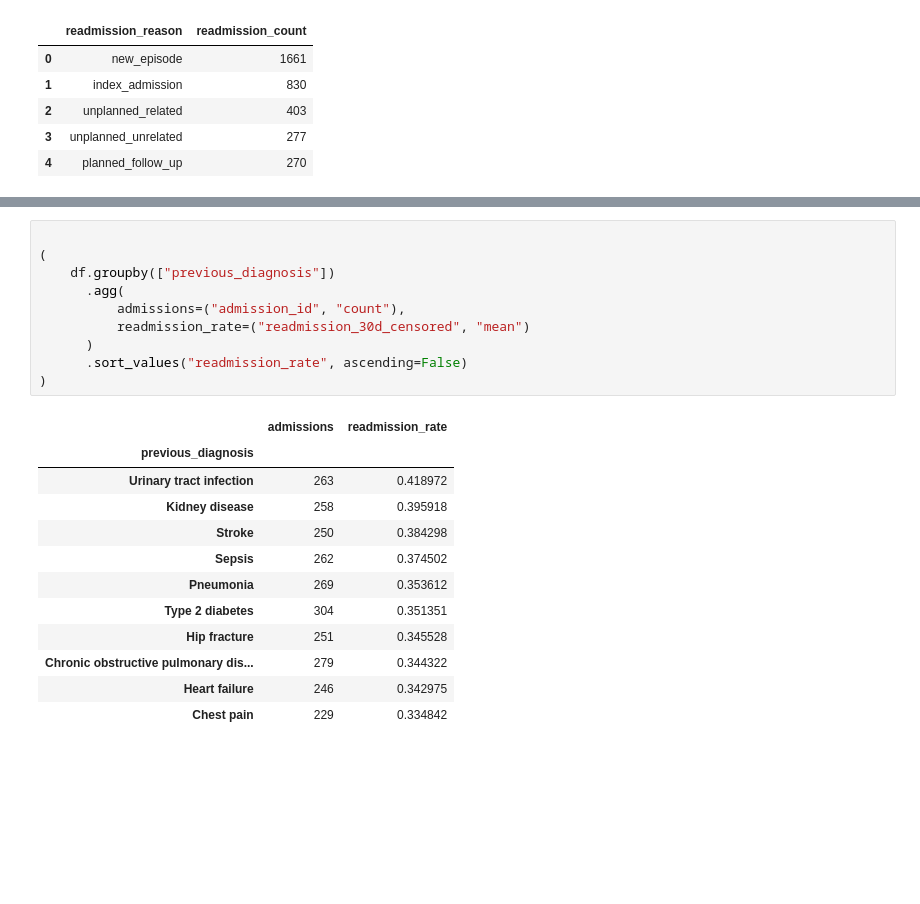
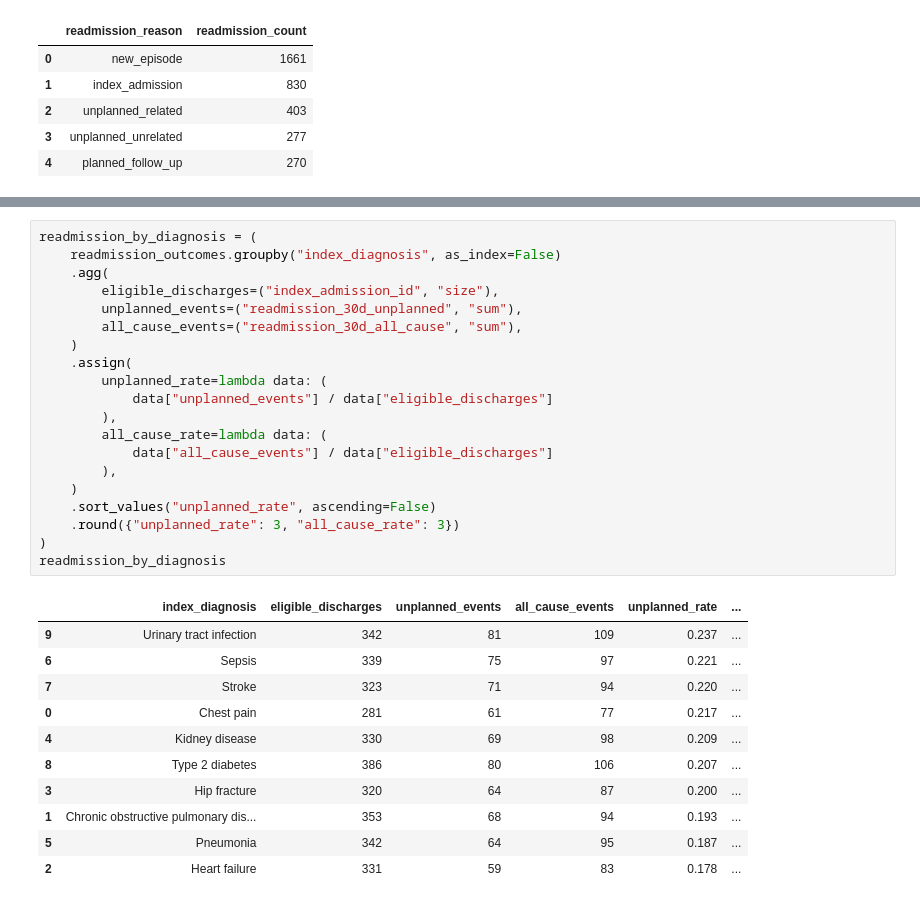
Before and after one commit to robertmaidstone/readmission-study, a Jupyter notebook: notebooks/analysis.ipynb, the cells around one changed output, grey strips where cells are left out. Drawn from its saved outputs; the diff is of its cells as text; blank space fills up the shorter version.

```diff
--- a/notebooks/analysis.ipynb
+++ b/notebooks/analysis.ipynb
@@ -287,24 +295,33 @@ Name: count, dtype: int64
 # %%
-
-(
-    df.groupby(["previous_diagnosis"])
-      .agg(
-          admissions=("admission_id", "count"),
-          readmission_rate=("readmission_30d_censored", "mean")
-      )
-      .sort_values("readmission_rate", ascending=False)
+readmission_by_diagnosis = (
+    readmission_outcomes.groupby("index_diagnosis", as_index=False)
+    .agg(
+        eligible_discharges=("index_admission_id", "size"),
+        unplanned_events=("readmission_30d_unplanned", "sum"),
+        all_cause_events=("readmission_30d_all_cause", "sum"),
+    )
+    .assign(
+        unplanned_rate=lambda data: (
+            data["unplanned_events"] / data["eligible_discharges"]
+        ),
+        all_cause_rate=lambda data: (
+            data["all_cause_events"] / data["eligible_discharges"]
+        ),
+    )
+    .sort_values("unplanned_rate", ascending=False)
+    .round({"unplanned_rate": 3, "all_cause_rate": 3})
 )
+readmission_by_diagnosis
 # %% [output]
-|  | admissions | readmission_rate |
-| previous_diagnosis |  |  |
-| Urinary tract infection | 263 | 0.418972 |
-| Kidney disease | 258 | 0.395918 |
-| Stroke | 250 | 0.384298 |
-| Sepsis | 262 | 0.374502 |
-| Pneumonia | 269 | 0.353612 |
-| Type 2 diabetes | 304 | 0.351351 |
-| Hip fracture | 251 | 0.345528 |
-| Chronic obstructive pulmonary dis... | 279 | 0.344322 |
-| Heart failure | 246 | 0.342975 |
-| Chest pain | 229 | 0.334842 |
+|  | index_diagnosis | eligible_discharges | unplanned_events | all_cause_events | unplanned_rate | ... |
+| 9 | Urinary tract infection | 342 | 81 | 109 | 0.237 | ... |
+| 6 | Sepsis | 339 | 75 | 97 | 0.221 | ... |
+| 7 | Stroke | 323 | 71 | 94 | 0.220 | ... |
+| 0 | Chest pain | 281 | 61 | 77 | 0.217 | ... |
+| 4 | Kidney disease | 330 | 69 | 98 | 0.209 | ... |
+| 8 | Type 2 diabetes | 386 | 80 | 106 | 0.207 | ... |
+| 3 | Hip fracture | 320 | 64 | 87 | 0.200 | ... |
+| 1 | Chronic obstructive pulmonary dis... | 353 | 68 | 94 | 0.193 | ... |
+| 5 | Pneumonia | 342 | 64 | 95 | 0.187 | ... |
+| 2 | Heart failure | 331 | 59 | 83 | 0.178 | ... |
 # %%
```
Also changed, not shown: parts of 10 cells of this notebook, 4 other files.
